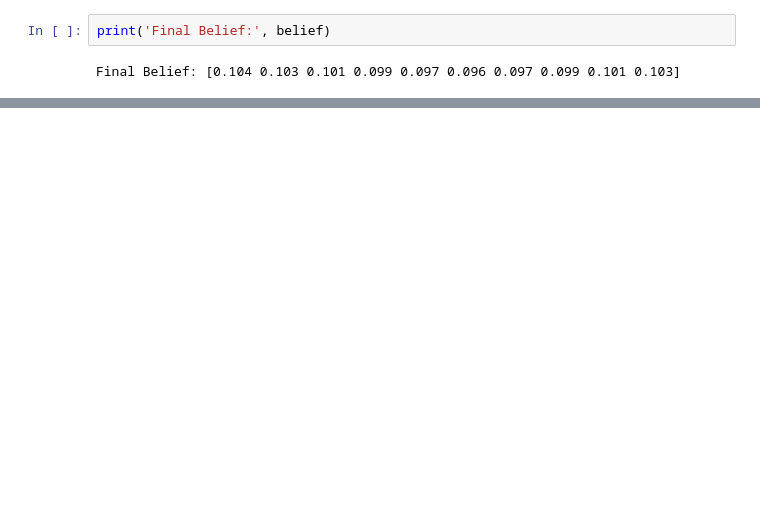
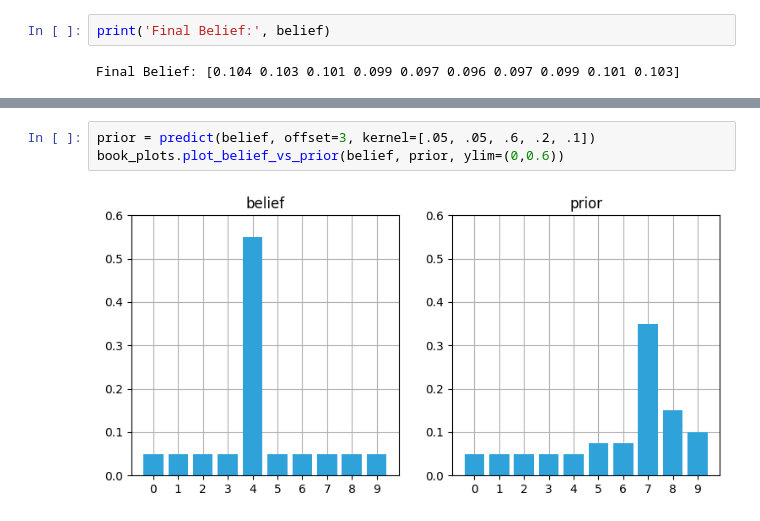
Before and after one commit to logan8866/Kalman-Filter-Programming, a Jupyter notebook: 02 离散贝叶斯.ipynb, the cells around one changed output, grey strips where cells are left out. Cells and saved outputs as stored; diff of their text form; blank space fills up the shorter version.

```diff
--- a/02 离散贝叶斯.ipynb
+++ b/02 离散贝叶斯.ipynb
@@ -383,0 +434,5 @@ Final Belief: [0.104 0.103 0.101 0.099 0.097 0.096 0.097 0.099 0.101 0.103]
+# %%
+prior = predict(belief, offset=3, kernel=[.05, .05, .6, .2, .1])
+book_plots.plot_belief_vs_prior(belief, prior, ylim=(0,0.6))
+# %% [output]
+[figure, added]
```
Also changed, not shown: parts of 45 cells of this notebook, 1 other file.
